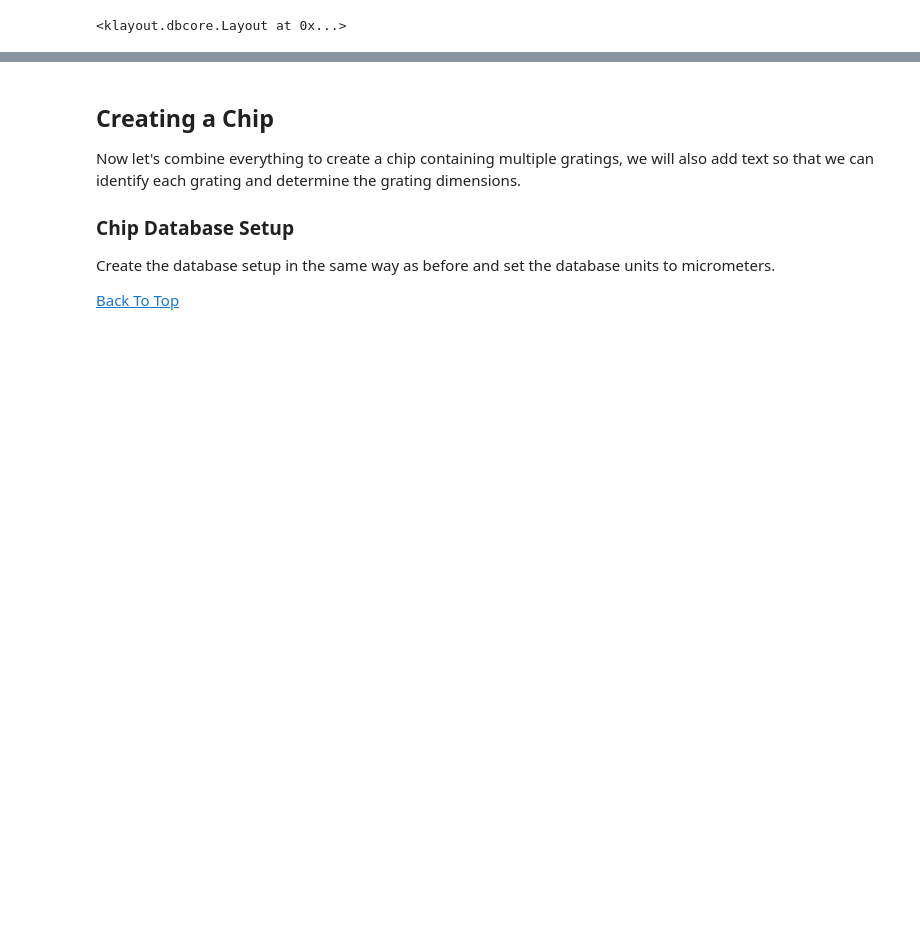
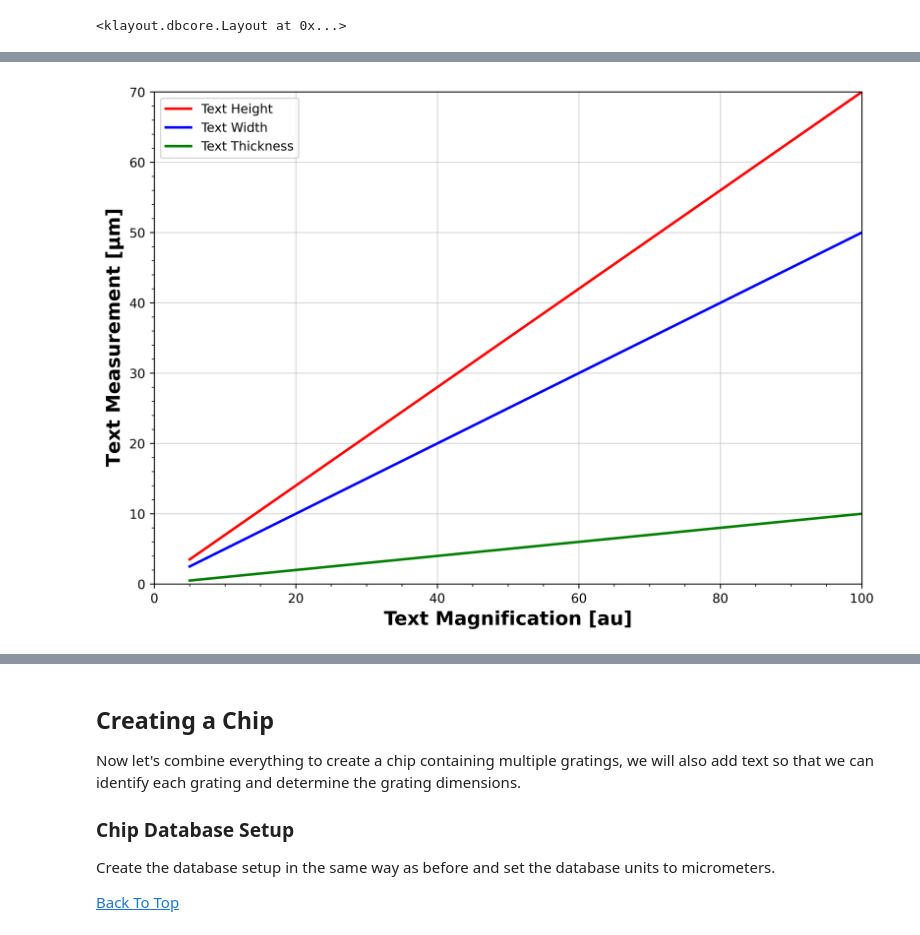
Before and after one commit to jm1261/GDSII_KLayout, a Jupyter notebook: KLayout_Guide.ipynb, the cells around one changed output, grey strips where cells are left out. Cells and saved outputs as stored; diff of their text form; code cells hidden in the pictures; blank space fills up the shorter version.

Commit message:
Added text functionality

```diff
--- a/KLayout_Guide.ipynb
+++ b/KLayout_Guide.ipynb
@@ -427,0 +450,18 @@ layout.write(f'{out_path}/Example_Merging.gds')
+# %%
+text_magnifications = range(5, 105, 5)
+text_generator = db.TextGenerator.default_generator()
+text_layer = layout.layer(1, 1000)
+for index, text_size in enumerate(text_magnifications):
+    text_region = text_generator.text(
+        f'{text_size}',
+        layout.dbu,
+        text_size)
+    top_cell.shapes(text_layer).insert(
+        text_region,
+        db.DTrans(
+            db.DVector(
+                index * 125,
+                0
+            )
+        )
+    )
@@ -427,0 +474,67 @@ layout.write(f'{out_path}/Example_Merging.gds')
+# %%
+import matplotlib.pyplot as plt
+
+from matplotlib.ticker import AutoMinorLocator
+
+height = [
+    3.5, 7, 10.5, 14, 17.5, 21, 24.5, 28, 31.5, 35, 38.5, 42, 45.5, 49, 52.5,
+    56, 59.5, 63, 66.5, 70]
+width = [
+    2.5, 5, 7.5, 10, 12.5, 15, 17.5, 20, 22.5, 25, 27.5, 30, 32.5, 35, 37.5, 40,
+    42.5, 45, 47.5, 50]
+thickness = [
+    0.5, 1, 1.5, 2, 2.5, 3, 3.5, 4, 4.5, 5, 5.5, 6, 6.5, 7, 7.5, 8, 8.5, 9, 9.5,
+    10]
+fig, ax = plt.subplots(
+    nrows=1,
+    ncols=1,
+    figsize=[10, 7],
+    dpi=600)
+ax.plot(
+    text_magnifications,
+    height,
+    'r',
+    lw=2,
+    label='Text Height'
+)
+ax.plot(
+    text_magnifications,
+    width,
+    'b',
+    lw=2,
+    label='Text Width'
+)
+ax.plot(
+    text_magnifications,
+    thickness,
+    'g',
+    lw=2,
+    label='Text Thickness'
+)
+ax.legend(
+    frameon=True,
+    loc=0,
+    prop={'size': 10}
+)
+ax.set_xlabel(
+    'Text Magnification [au]',
+    fontsize=15,
+    fontweight='bold'
+)
+ax.set_ylabel(
+    r'Text Measurement [$\bf{\mu}$m]',
+    fontsize=15,
+    fontweight='bold'
+)
+ax.grid(
+    True,
+    which='major',
+    alpha=0.5
+)
+ax.set_xlim(0, 100)
+ax.set_ylim(0, 70)
+ax.xaxis.set_minor_locator(AutoMinorLocator())
+ax.yaxis.set_minor_locator(AutoMinorLocator())
+plt.show()
+# %% [output]
+[figure, added]
```
Also changed, not shown: parts of 6 cells of this notebook, 8 other files.
